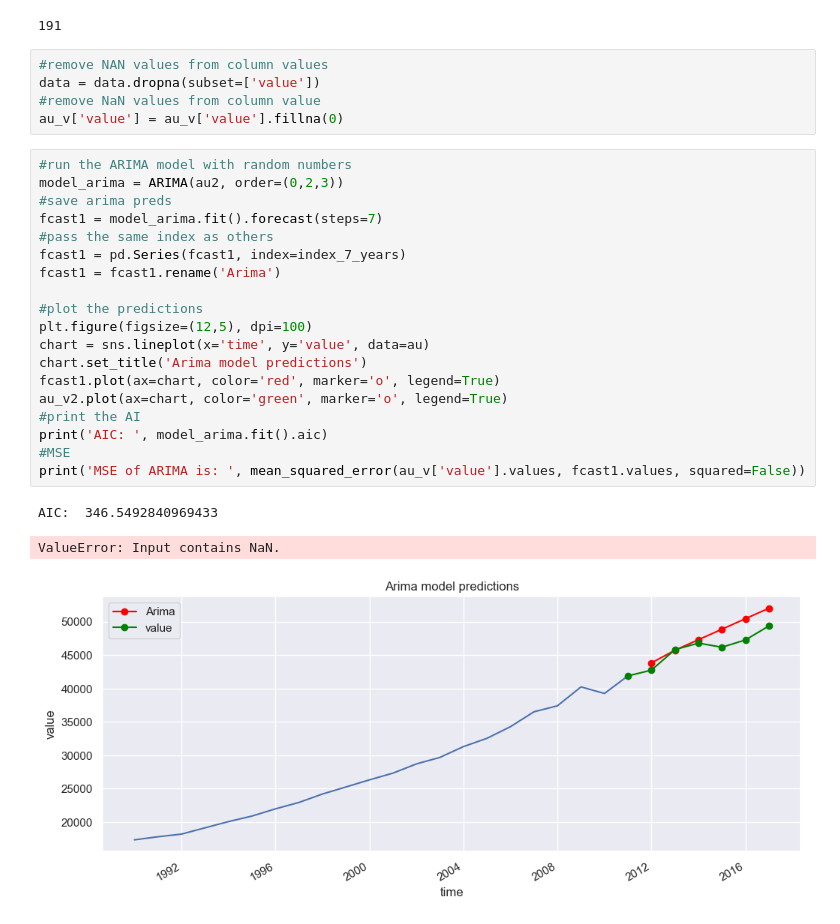
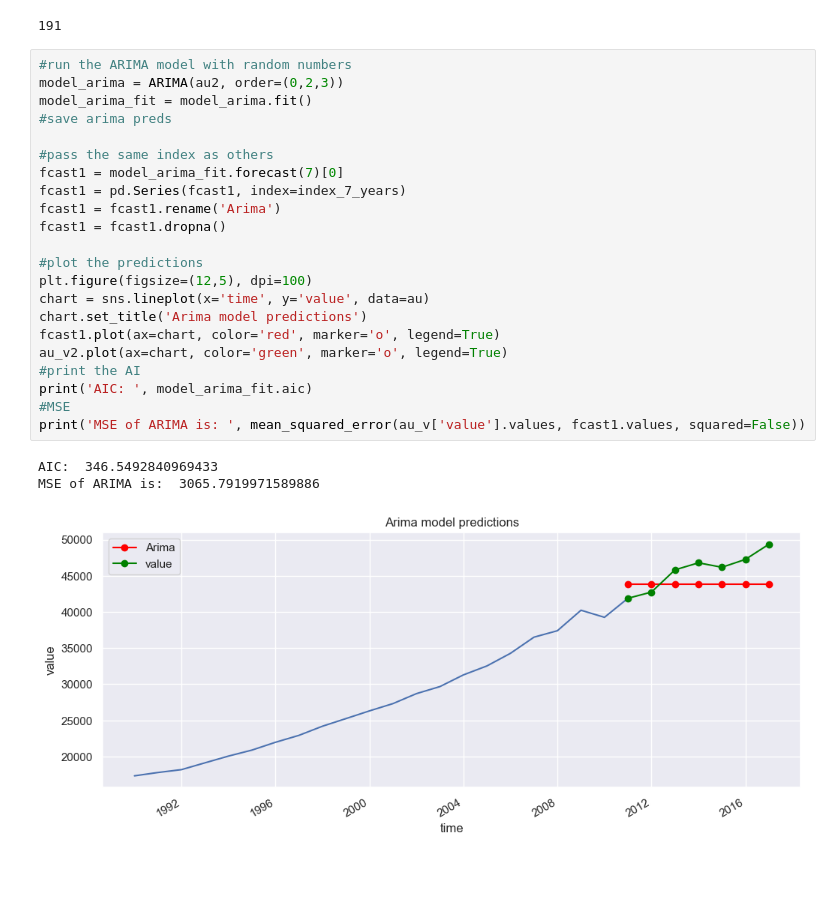
Before and after one commit to Mfundo-debug/time-series, a Jupyter notebook: time-series.ipynb, the cells around one changed output. Cells and saved outputs as stored; diff of their text form; blank space fills up the shorter version.

Commit message:
mse  for [7,6] inconsistent values

```diff
--- a/time-series.ipynb
+++ b/time-series.ipynb
@@ -261,31 +265,29 @@ DatetimeIndex(['2011-01-01', '2012-01-01', '2013-01-01', '2014-01-01',
 len(X_train['country'].unique())
 # %% [output]
 191
-# %%
-#remove NAN values from column values
-data = data.dropna(subset=['value'])
-#remove NaN values from column value
-au_v['value'] = au_v['value'].fillna(0)
 # %%
 #run the ARIMA model with random numbers
 model_arima = ARIMA(au2, order=(0,2,3))
+model_arima_fit = model_arima.fit()
 #save arima preds
-fcast1 = model_arima.fit().forecast(steps=7)
+
 #pass the same index as others
+fcast1 = model_arima_fit.forecast(7)[0]
 fcast1 = pd.Series(fcast1, index=index_7_years)
 fcast1 = fcast1.rename('Arima')
+fcast1 = fcast1.dropna()
 
 #plot the predictions
 plt.figure(figsize=(12,5), dpi=100)
 chart = sns.lineplot(x='time', y='value', data=au)
 chart.set_title('Arima model predictions')
 fcast1.plot(ax=chart, color='red', marker='o', legend=True)
 au_v2.plot(ax=chart, color='green', marker='o', legend=True)
 #print the AI
-print('AIC: ', model_arima.fit().aic)
+print('AIC: ', model_arima_fit.aic)
 #MSE
 print('MSE of ARIMA is: ', mean_squared_error(au_v['value'].values, fcast1.values, squared=False))
 # %% [output]
 AIC:  346.5492840969433
+MSE of ARIMA is:  3065.7919971589886
-ValueError: Input contains NaN.
-[figure, old version]
+[figure, new version]
```
Also changed, not shown: parts of 7 cells of this notebook.
